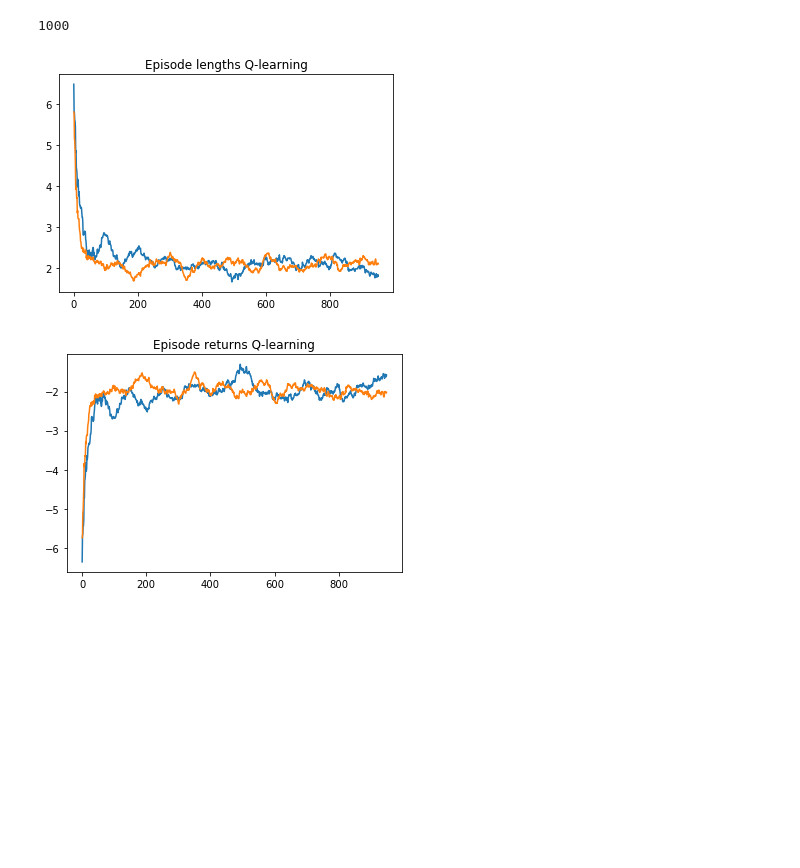
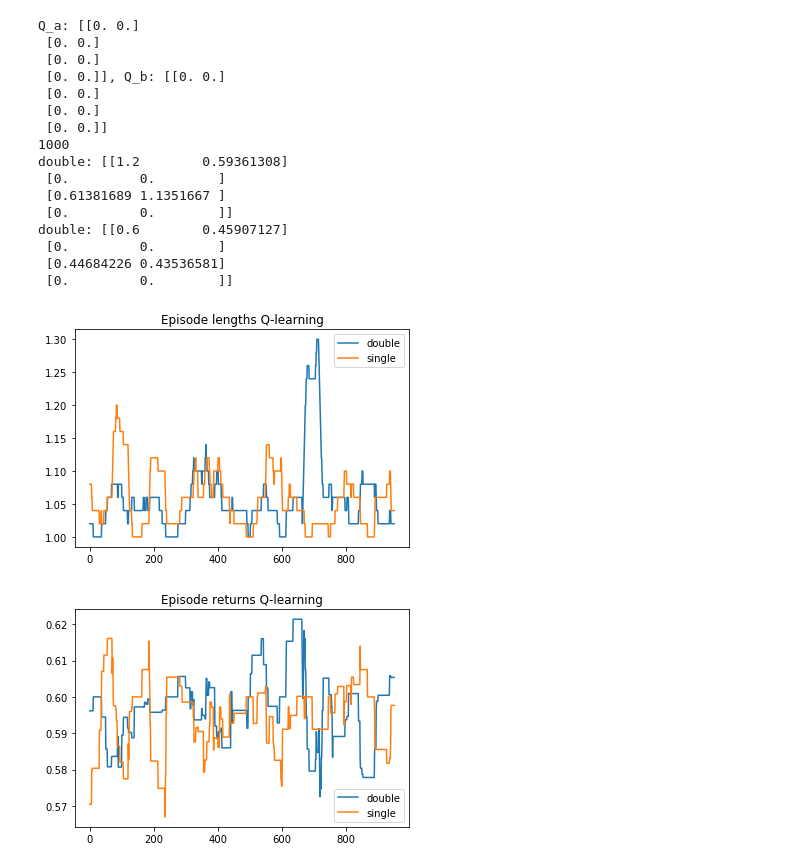
Before and after one commit to liuqi8827/DoubleQLearning, a Jupyter notebook: Algorithms.ipynb, the cells around one changed output. Drawn from its saved outputs; the diff is of its cells as text; code cells hidden in the pictures; blank space fills up the shorter version.

```diff
--- a/Algorithms.ipynb
+++ b/Algorithms.ipynb
@@ -16,26 +20,54 @@ def running_mean(vals, n=1):
     cumvals = np.array(vals).cumsum()
     return (cumvals[n:] - cumvals[:-n]) / n
 # %%
-Q_a = np.zeros((env.nS, env.nA))
-Q_b = np.zeros((env.nS, env.nA))
-policy = DoubleQLearning.EpsilonGreedyPolicy(Q_a, Q_b, epsilon=0.1)
-Q_q_learning, (episode_lengths_double_q_learning, episode_returns_double_q_learning) = DoubleQLearning.double_q_learning(env, policy, Q_a, Q_b, 1000)
+def compare_env(env):
 
-Q = np.zeros((env.nS, env.nA))
-policy = SingleQLearning.EpsilonGreedyPolicy(Q, epsilon=0.1)
-Q_q_learning, (episode_lengths_single_q_learning, episode_returns_single_q_learning) = SingleQLearning.single_q_learning(env, policy, Q, 1000)
+    Q_a = np.zeros((env.nS, env.nA))
+    Q_b = np.zeros((env.nS, env.nA))
+    print(f"Q_a: {Q_a}, Q_b: {Q_b}")
 
-n = 50
+    policy = DoubleQLearning.EpsilonGreedyPolicy(Q_a, Q_b, epsilon=0.1)
+    Q_q_learning, (episode_lengths_double_q_learning, episode_returns_double_q_learning) = DoubleQLearning.double_q_learning(env, policy, Q_a, Q_b, 1000)
 
-plt.plot(running_mean(episode_lengths_double_q_learning, n))
-plt.plot(running_mean(episode_lengths_single_q_learning, n))
-plt.title('Episode lengths Q-learning')
-plt.show()
-plt.plot(running_mean(episode_returns_double_q_learning,n))
-plt.plot(running_mean(episode_returns_single_q_learning,n))
-plt.title('Episode returns Q-learning')
-plt.show()
+    print(f"double: {Q_q_learning}")
+
+    Q = np.zeros((env.nS, env.nA))
+    policy = SingleQLearning.EpsilonGreedyPolicy(Q, epsilon=0.1)
+    Q_q_learning, (episode_lengths_single_q_learning, episode_returns_single_q_learning) = SingleQLearning.single_q_learning(env, policy, Q, 1000)
+
+    print(f"double: {Q_q_learning}")
+
+    n = 50
+
+    plt.plot(running_mean(episode_lengths_double_q_learning, n), label="double")
+    plt.plot(running_mean(episode_lengths_single_q_learning, n), label="single")
+    plt.title('Episode lengths Q-learning')
+    plt.legend()
+    plt.show()
+    plt.plot(running_mean(episode_returns_double_q_learning,n), label="double")
+    plt.plot(running_mean(episode_returns_single_q_learning,n), label="single")
+    plt.legend()
+    plt.title('Episode returns Q-learning')
+    plt.show()
+
+
+compare_env(env)
 # %% [output]
+Q_a: [[0. 0.]
+ [0. 0.]
+ [0. 0.]
+ [0. 0.]], Q_b: [[0. 0.]
+ [0. 0.]
+ [0. 0.]
+ [0. 0.]]
 1000
+double: [[1.2        0.59361308]
+ [0.         0.        ]
+ [0.61381689 1.1351667 ]
+ [0.         0.        ]]
+double: [[0.6        0.45907127]
+ [0.         0.        ]
+ [0.44684226 0.43536581]
+ [0.         0.        ]]
-[figure, old version]
+[figure, new version]
-[figure, old version]
+[figure, new version]
```
Also changed, not shown: parts of 2 cells of this notebook, 1 other file.
